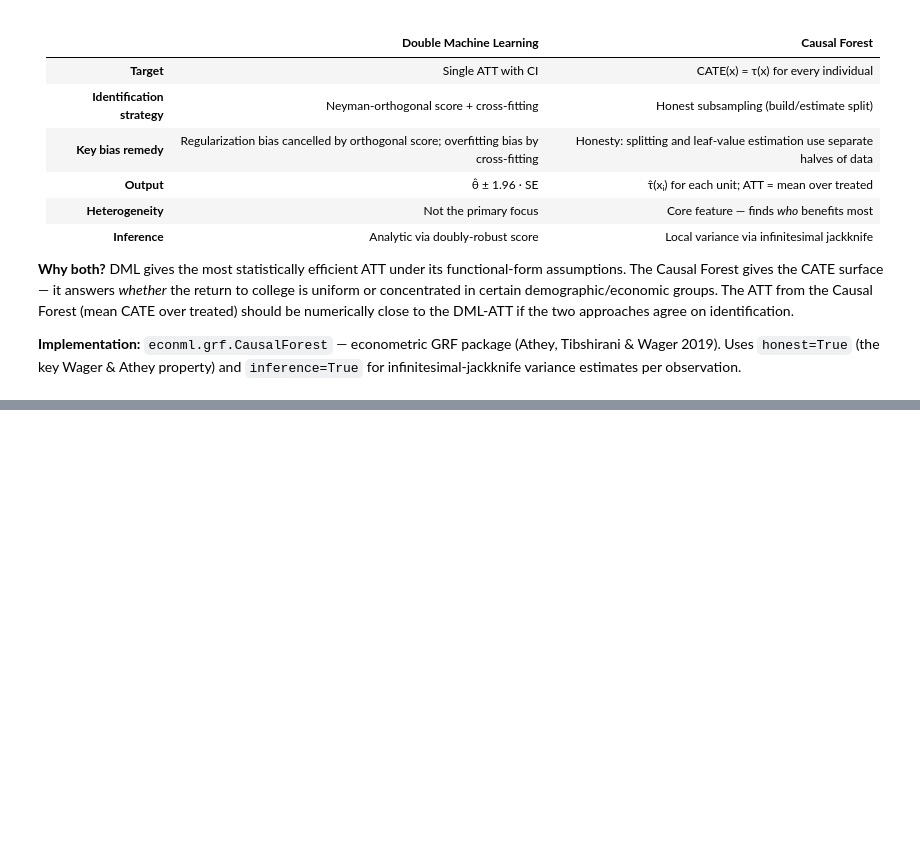
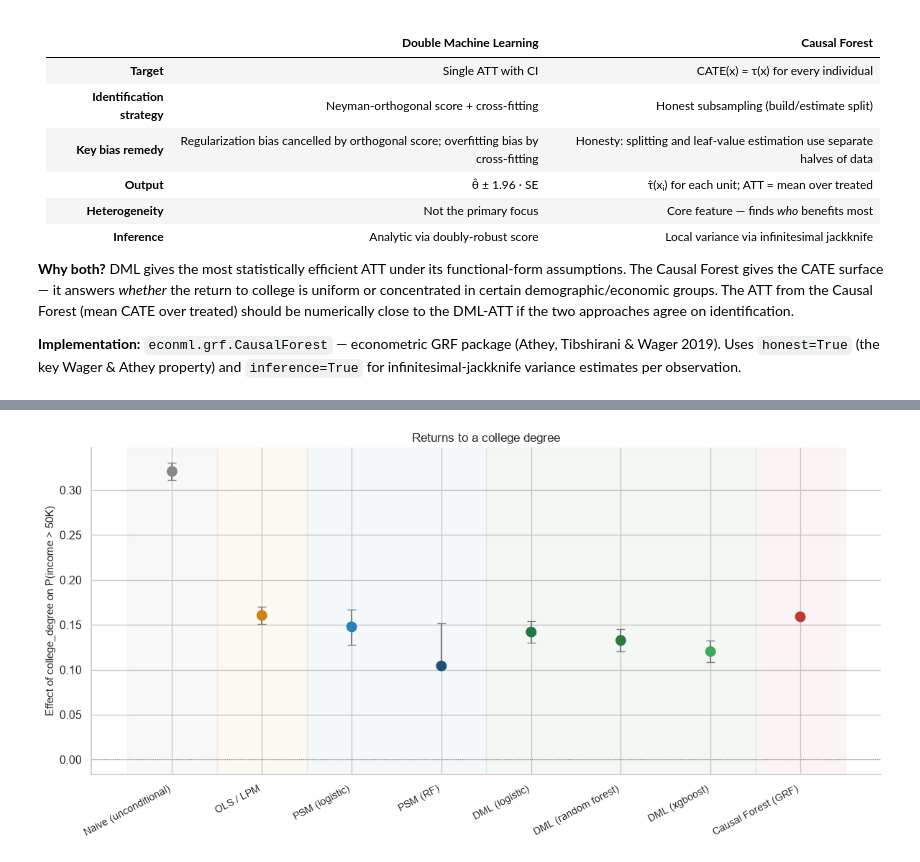
Before and after one commit to FelixZukunft/DML, a Jupyter notebook: dml-scholarship/notebooks/adult_college_dml_clean.ipynb, the cells around one changed output, grey strips where cells are left out. Drawn from its saved outputs; the diff is of its cells as text; code cells hidden in the pictures; blank space fills up the shorter version.

```diff
--- a/dml-scholarship/notebooks/adult_college_dml_clean.ipynb
+++ b/dml-scholarship/notebooks/adult_college_dml_clean.ipynb
@@ -1195,0 +942,64 @@ If ATT > ATE, college graduates are individuals for whom the wage return is *abo
+# %%
+# ── Minimal comparison: 7 estimators that tell the cleanest story ──────────
+order_min = [
+    'Naive (unconditional)',
+    'OLS / LPM',
+    'PSM (logistic)',
+    'PSM (RF)',
+    'DML (logistic)',
+    'DML (random forest)',
+    'DML (xgboost)',
+    'Causal Forest (GRF)',
+]
+
+clr_min = [
+    '#888888',   # Naive
+    '#d1820a',   # OLS
+    '#2980b9',   # PSM logistic
+    '#1a5276',   # PSM RF
+    '#1e7a3b',   # DML logistic
+    '#2a7a3b',   # DML RF
+    '#3aaa5b',   # DML XGBoost  ← lightest green so the three DML dots are distinguishable
+    '#c0392b',   # Causal Forest
+]
+
+plot_df_min = att_summary_full.loc[order_min]
+err_min = np.vstack([
+    plot_df_min['coef'] - plot_df_min['2.5 %'],
+    plot_df_min['97.5 %'] - plot_df_min['coef'],
+])
+
+fig, ax = plt.subplots(figsize=(12, 6))
+
+ax.errorbar(
+    range(len(plot_df_min)), plot_df_min['coef'], yerr=err_min,
+    fmt='o', ecolor='grey', capsize=4, markersize=9, linestyle='none',
+)
+ax.scatter(
+    range(len(plot_df_min)), plot_df_min['coef'],
+    c=clr_min, s=90, zorder=3,
+)
+
+# background shading — one band per method family
+ax.axvspan(-0.5, 0.5, alpha=0.05, color='#888888')   # Naive
+ax.axvspan( 0.5, 1.5, alpha=0.05, color='#d1820a')   # OLS
+ax.axvspan( 1.5, 3.5, alpha=0.05, color='#2980b9')   # PSM
+ax.axvspan( 3.5, 6.5, alpha=0.05, color='#2a7a3b')   # DML
+ax.axvspan( 6.5, 7.5, alpha=0.05, color='#c0392b')   # Causal Forest
+
+ax.axhline(0, color='grey', lw=0.8, ls=':')
+
+ax.set_xticks(range(len(plot_df_min)))
+ax.set_xticklabels(plot_df_min.index, rotation=28, ha='right', fontsize=10)
+ax.set_ylabel('Effect of college_degree on P(income > 50K)', fontsize=11)
+ax.set_title(
+    'Returns to a college degree',
+    fontsize=12,
+)
+ax.spines[['top', 'right']].set_visible(False)
+
+
+fig.tight_layout()
+plt.show()
+# %% [output]
+[figure, added]
```
Also changed, not shown: parts of 12 cells of this notebook, 3 other files.
